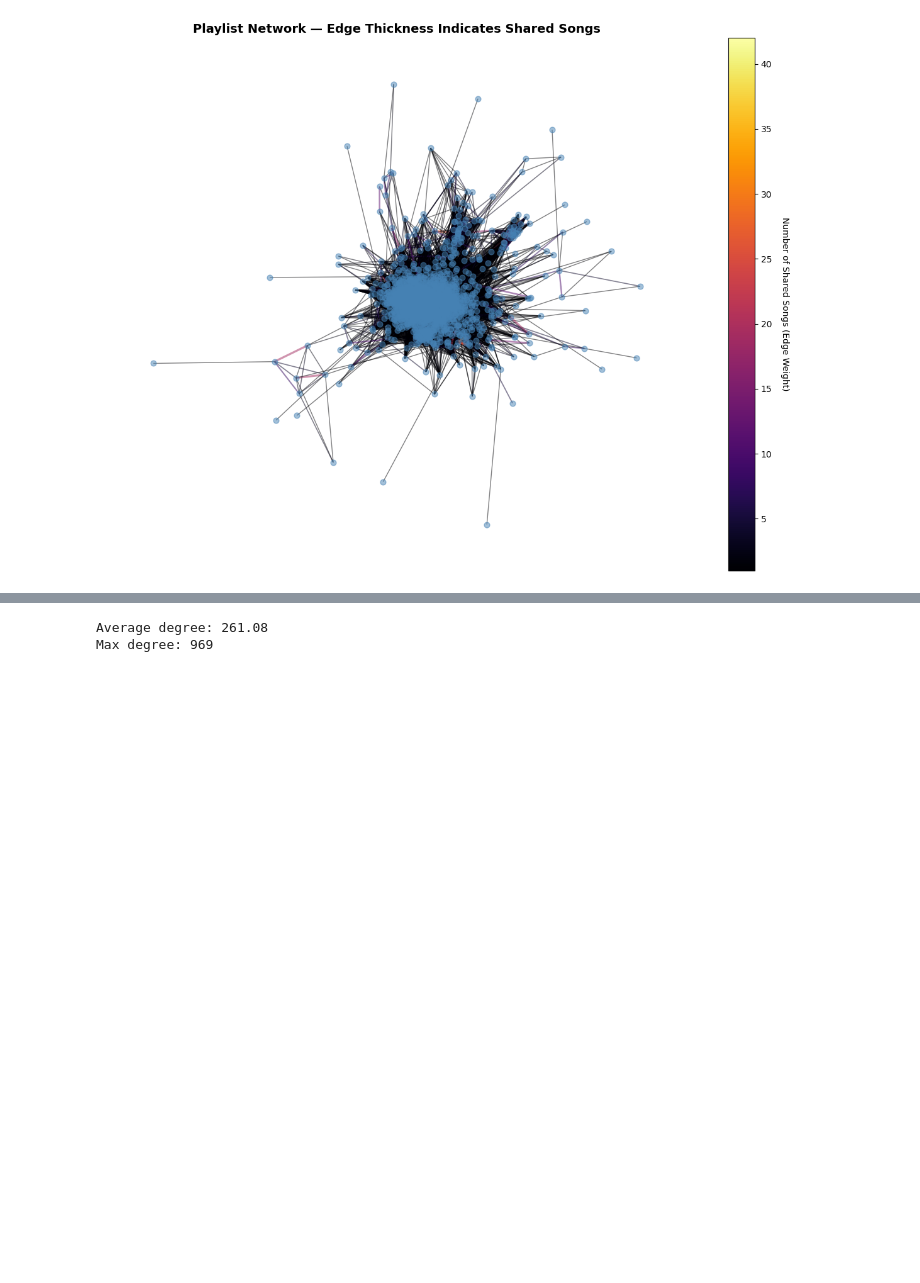
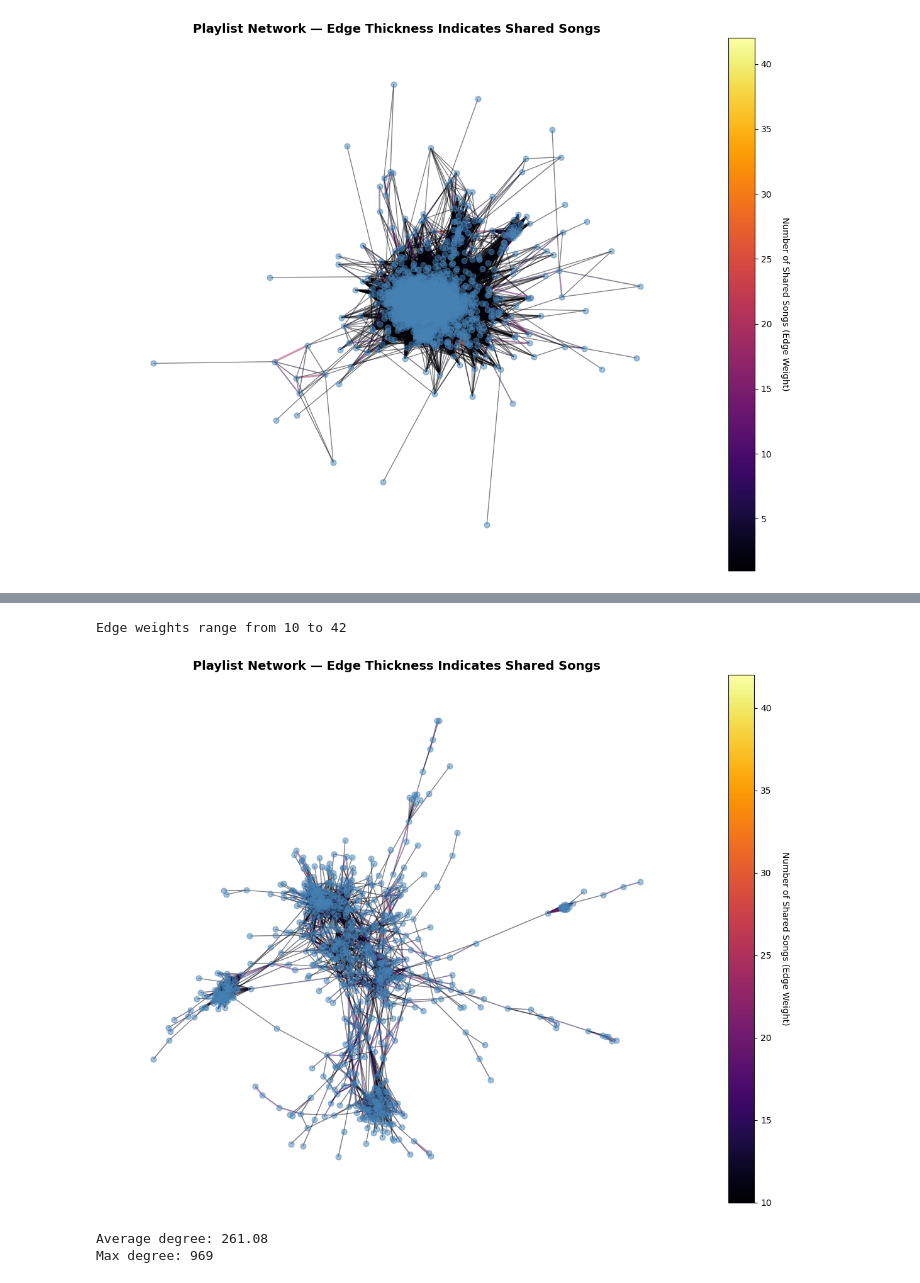
Before and after one commit to noanorgaard/SocialGraphs, a Jupyter notebook: Project/Network_mess_around.ipynb, the cells around one changed output, grey strips where cells are left out. Drawn from its saved outputs; the diff is of its cells as text; code cells hidden in the pictures; blank space fills up the shorter version.

```diff
--- a/Project/Network_mess_around.ipynb
+++ b/Project/Network_mess_around.ipynb
@@ -357,3 +358,49 @@ Backbone: 179 nodes, 242 edges
+# %%
+if not nx.is_connected(G_backbone):
+    largest_cc = max(nx.connected_components(G_backbone), key=len)
+    G = G_backbone.subgraph(largest_cc).copy()
+    print(f"Using largest connected component ({G_backbone.number_of_nodes()} nodes).")
+
+# --- 3. COMPUTE LAYOUT ---
+pos = nx.spring_layout(G_backbone, k=0.25, iterations=50, seed=42)
+
+# --- 4. EXTRACT EDGE WEIGHTS ---
+weights = [d["weight"] for _, _, d in G_backbone.edges(data=True)]
+max_w = max(weights)
+min_w = min(weights)
+print(f"Edge weights range from {min_w} to {max_w}")
+
+# Normalize edge widths for plotting
+edge_widths = [1 + 3 * (w - min_w) / (max_w - min_w) for w in weights]
+
+# --- 5. PLOT ---
+fig, ax = plt.subplots(figsize=(12, 9))
+
+edges = nx.draw_networkx_edges(
+    G_backbone,
+    pos,
+    ax=ax,
+    width=edge_widths,
+    edge_color=weights,
+    edge_cmap=plt.cm.inferno,
+    alpha=0.5,
+)
+nx.draw_networkx_nodes(G_backbone, pos, node_size=40, node_color="steelblue", alpha=0.5, ax=ax)
+
+ax.set_title("Playlist Network — Edge Thickness Indicates Shared Songs", fontsize=14, fontweight="bold")
+ax.axis("off")
+
+# --- 6. COLORBAR ---
+sm = plt.cm.ScalarMappable(cmap=plt.cm.inferno)
+sm.set_array(weights)
+cbar = plt.colorbar(sm, ax=ax)
+cbar.set_label("Number of Shared Songs (Edge Weight)", rotation=270, labelpad=20)
+
+plt.tight_layout()
+plt.show()
+# %% [output]
+Edge weights range from 10 to 42
+[figure, added]
 # %%
 import numpy as np
 # --- 2. USE LARGEST CONNECTED COMPONENT ---
```
Also changed, not shown: parts of 1 cell of this notebook.
